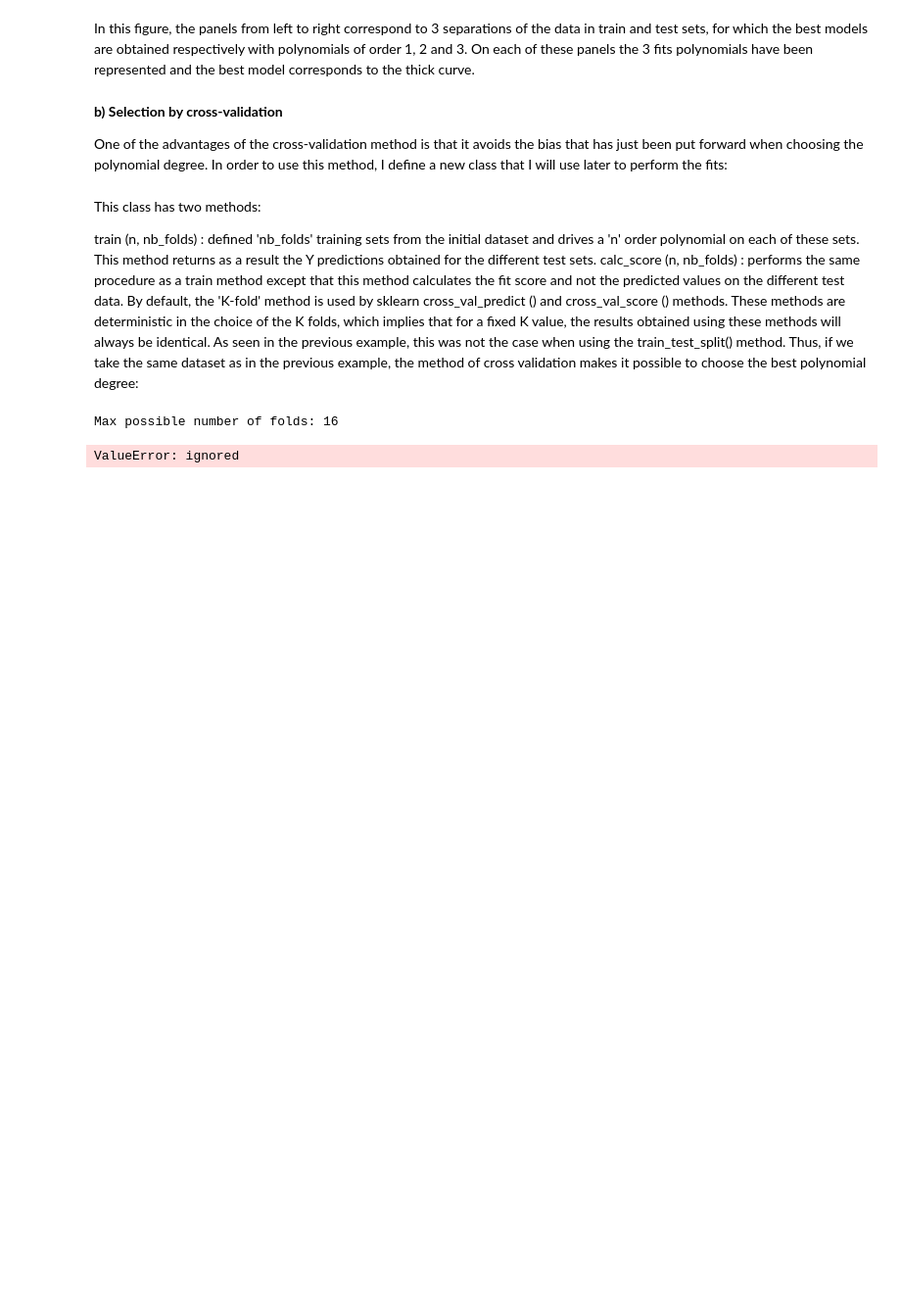
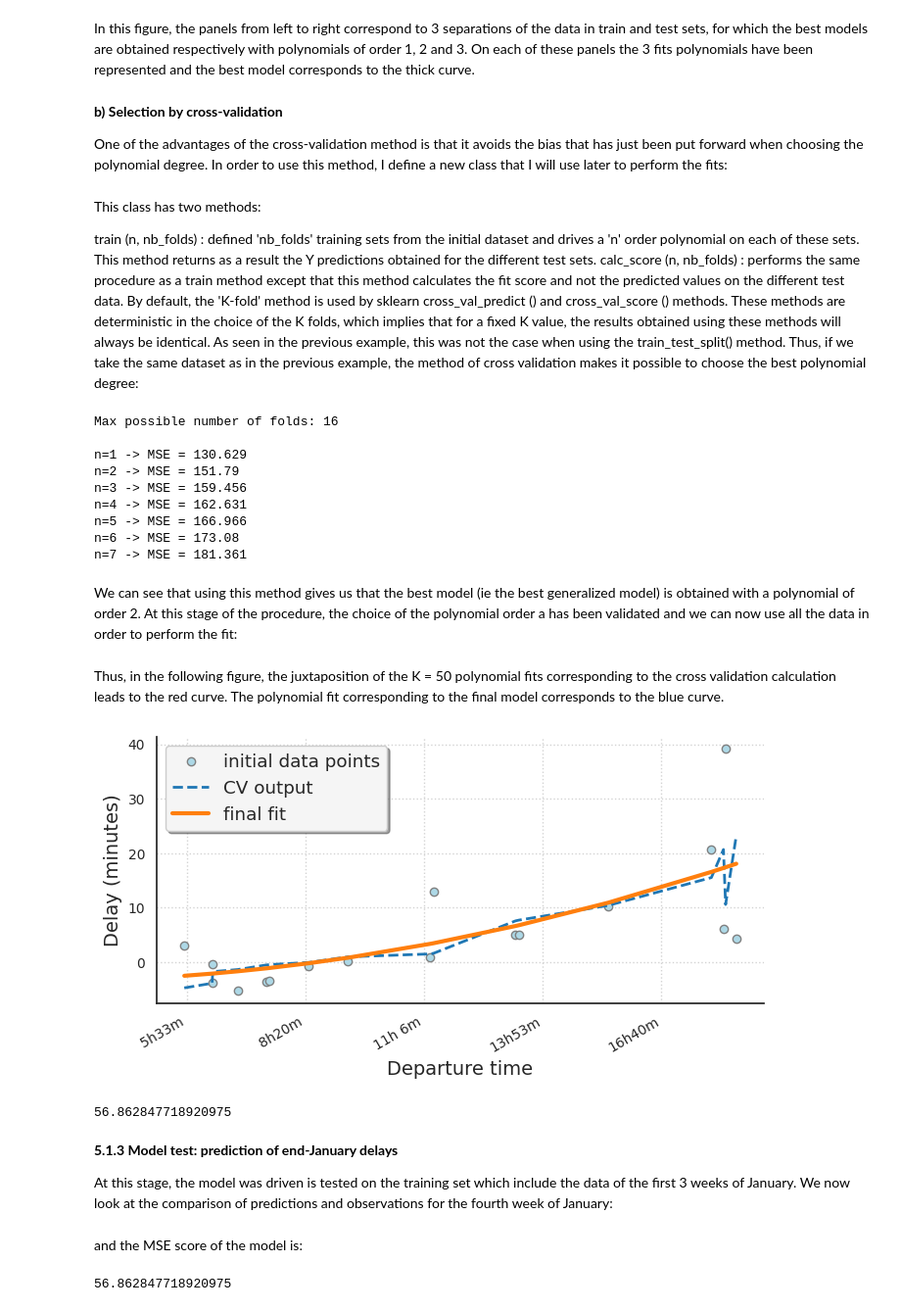
Before and after one commit to arvind-maurya/IIML_Group_Project, a Jupyter notebook: Predicting_flight_delays.ipynb, the cells around one changed output. Shown at 98% size. Cells and saved outputs as stored; diff of their text form; code cells hidden in the pictures; blank space fills up the shorter version.

```diff
--- a/Predicting_flight_delays.ipynb
+++ b/Predicting_flight_delays.ipynb
@@ -1518,7 +1506,7 @@ class fit_polynome_cv:
         self.regr = linear_model.LinearRegression()
         self.X_ = self.poly.fit_transform(self.X)
         self.score = np.mean(cross_val_score(self.regr, self.X_, self.Y,
-                                             cv = nb_folds, scoring = 'mean_squared_error'))
+                                             cv = nb_folds, scoring = 'neg_mean_squared_error'))
 # %% [markdown]
 This class has two methods:
 
@@ -1540,4 +1528,46 @@ for i in range(1, 8):
     print('n={} -> MSE = {}'.format(i, round(abs(fit2.score),3)))
 # %% [output]
 Max possible number of folds: 16
+
+n=1 -> MSE = 130.629
+n=2 -> MSE = 151.79
+n=3 -> MSE = 159.456
+n=4 -> MSE = 162.631
+n=5 -> MSE = 166.966
+n=6 -> MSE = 173.08
+n=7 -> MSE = 181.361
-ValueError: ignored
+# %% [markdown]
+We can see that using this method gives us that the best model (ie the best generalized model) is obtained with a polynomial of order 2. At this stage of the procedure, the choice of the polynomial order a has been validated and we can now use all the data in order to perform the fit:
+# %%
+fit = fit_polynome(test2)
+fit.split('all')
+fit.train(pol_order = 2)
+fit.predict(fit.X)
+# %% [markdown]
+Thus, in the following figure, the juxtaposition of the K = 50 polynomial fits corresponding to the cross validation calculation leads to the red curve. The polynomial fit corresponding to the final model corresponds to the blue curve.
+# %%
+fit2.train(pol_order = 2, nb_folds = nb_folds)
+# %%
+fig1 = Figure_style(8, 4, 1, 1) ; fig1.pos_update(0, 0)
+fig1.cust_scatter(fit2.X, fit2.Y, markeredge = True, label = 'initial data points')
+fig1.cust_plot(fit.X,fit2.result,color=u'#1f77b4',linestyle='--',linewidth=2,label='CV output')
+fig1.cust_plot(fit.X,fit.result,color=u'#ff7f0e',linewidth = 3,label='final fit')
+fig1.style(); fig1.draw_legend('upper left')
+fig1.set_ylabel('Delay (minutes)') ; fig1.set_xlabel('Departure time')
+#____________________________________
+# convert and set the x ticks labels
+fct_convert = lambda x: (int(x/3600) , int(divmod(x,3600)[1]/60))
+fig1.axs[fig1.ix, fig1.iy].set_xticklabels(['{:2.0f}h{:2.0f}m'.format(*fct_convert(x))
+                                            for x in fig1.axs[fig1.ix, fig1.iy].get_xticks()]);
+plt.show()
+# %% [output]
+[figure, added]
+# %%
+score = metrics.mean_squared_error(fit.result, fit2.Y)
+score
+# %% [output]
+56.862847718920975
+# %% [markdown]
+**5.1.3 Model test: prediction of end-January delays**
+
+At this stage, the model was driven is tested on the training set which include the data of the first 3 weeks of January. We now look at the comparison of predictions and observations for the fourth week of January:
@@ -1543,0 +1582,7 @@ ValueError: ignored
+# %% [markdown]
+and the MSE score of the model is:
+# %%
+score = metrics.mean_squared_error(fit.result, Y_test)
+score
+# %% [output]
+56.862847718920975
```
Also changed, not shown: parts of 76 cells of this notebook.
